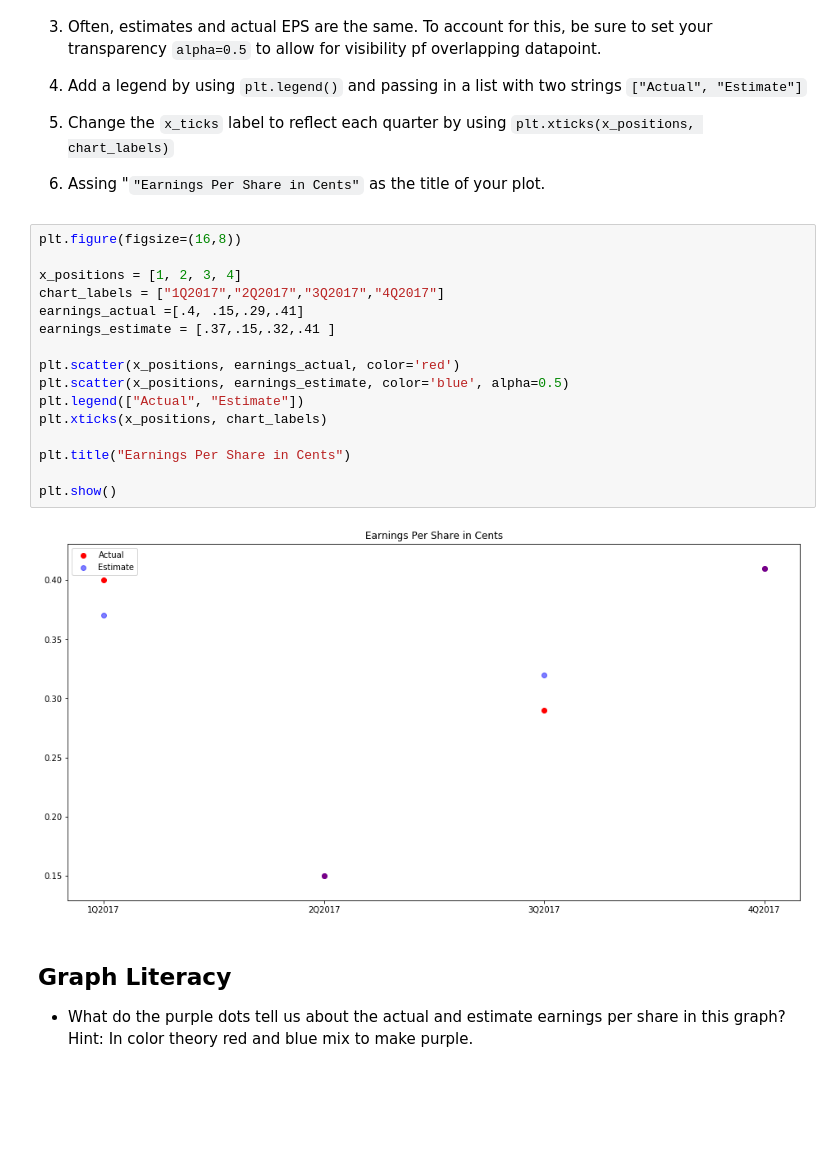
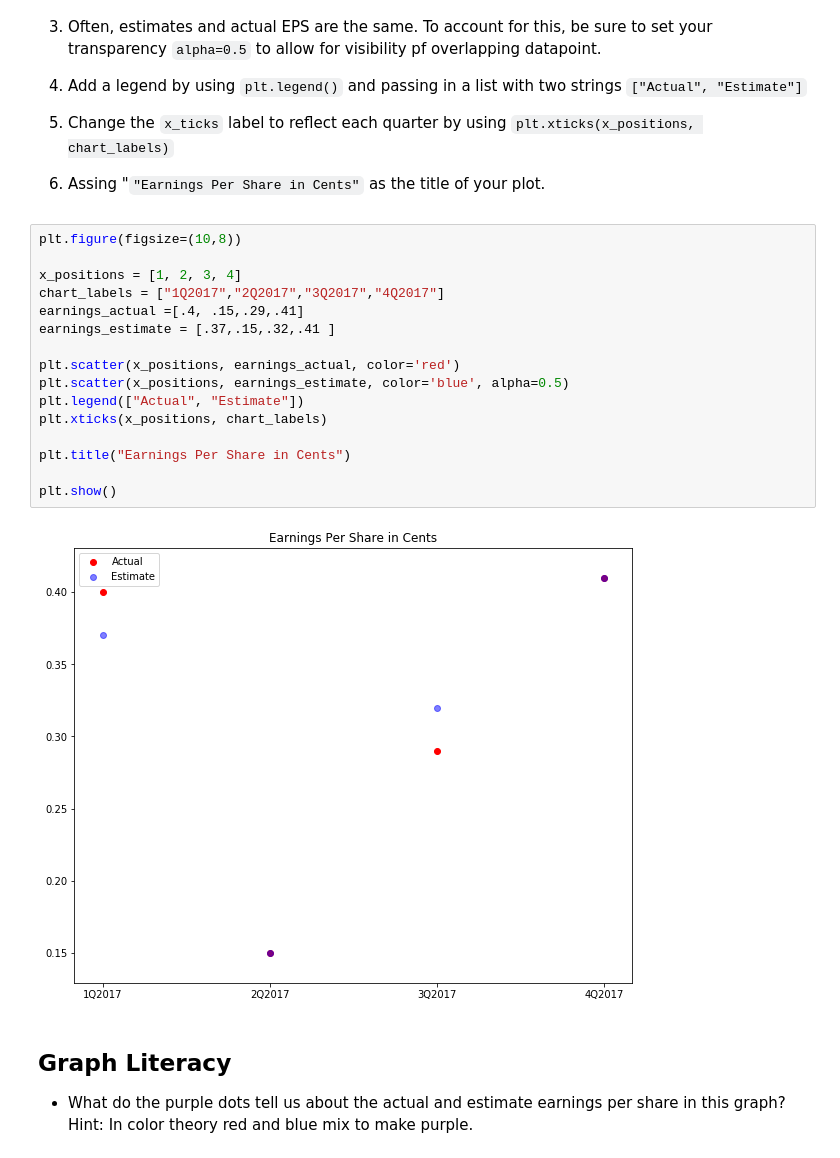
Before and after one commit to twenfy/NetflixData, a Jupyter notebook: netflix_visualizations.ipynb, the cells around one changed output. Cells and saved outputs as stored; diff of their text form; blank space fills up the shorter version.

```diff
--- a/netflix_visualizations.ipynb
+++ b/netflix_visualizations.ipynb
@@ -242,23 +285,23 @@ Next, we will chart the performance of the earnings per share (EPS) by graphing
 5. Change the `x_ticks` label to reflect each quarter by using `plt.xticks(x_positions, chart_labels)`
 6. Assing "`"Earnings Per Share in Cents"` as the title of your plot.
 # %%
-plt.figure(figsize=(16,8))
+plt.figure(figsize=(10,8))
 
 x_positions = [1, 2, 3, 4]
 chart_labels = ["1Q2017","2Q2017","3Q2017","4Q2017"]
 earnings_actual =[.4, .15,.29,.41]
 earnings_estimate = [.37,.15,.32,.41 ]
 
 plt.scatter(x_positions, earnings_actual, color='red')
 plt.scatter(x_positions, earnings_estimate, color='blue', alpha=0.5)
 plt.legend(["Actual", "Estimate"])
 plt.xticks(x_positions, chart_labels)
 
 plt.title("Earnings Per Share in Cents")
 
 plt.show()
 # %% [output]
-[figure, old version]
+[figure, new version]
 # %% [markdown]
 ## Graph Literacy
 
```
Also changed, not shown: parts of 13 cells of this notebook.
